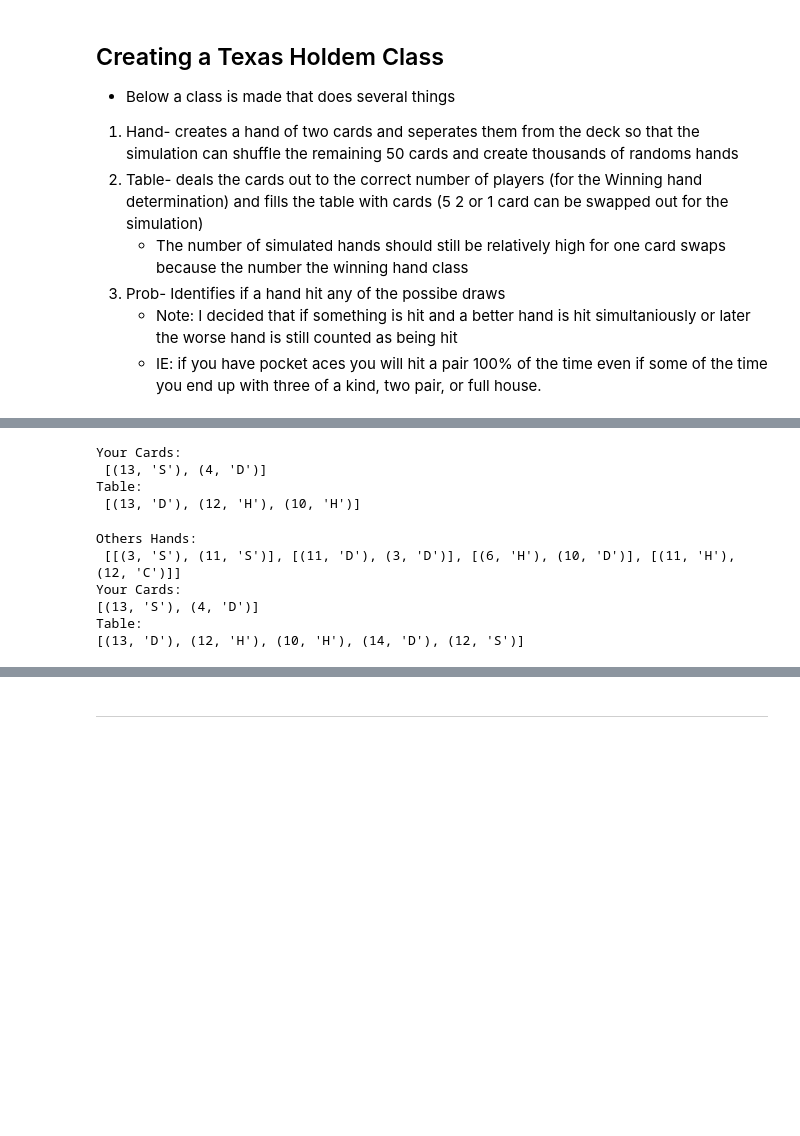
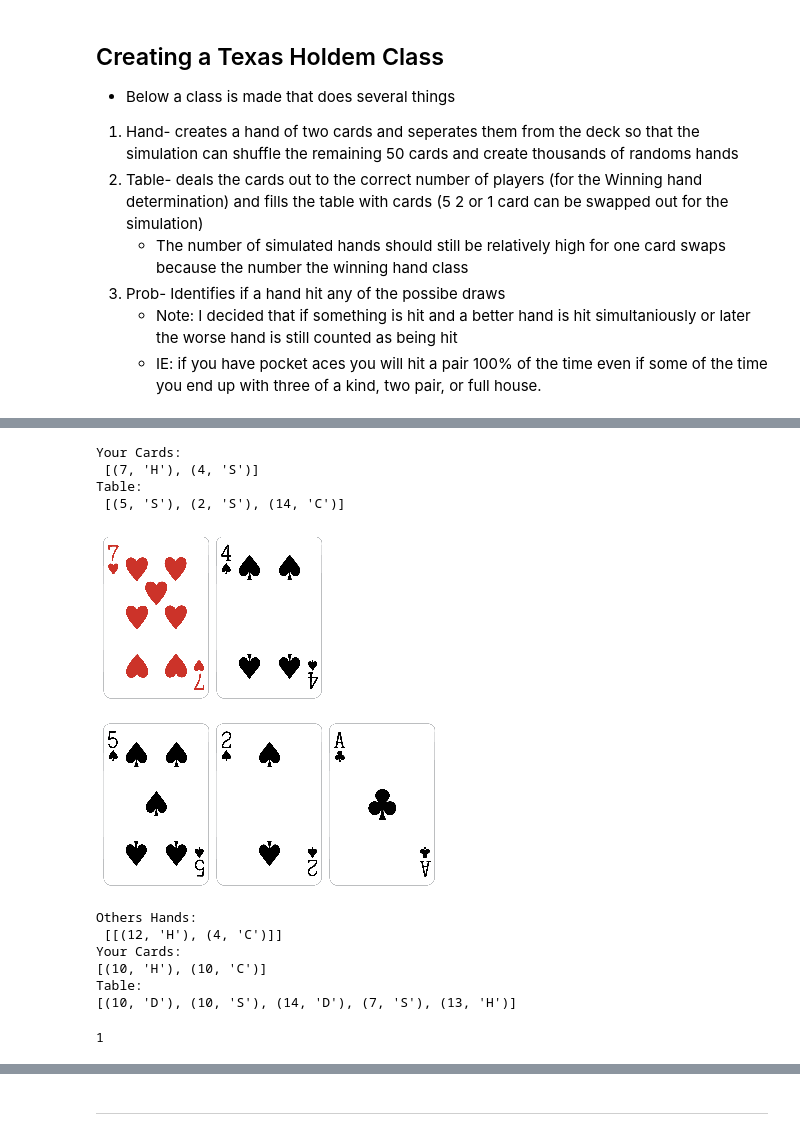
Before and after one commit to MichaelEmmert/Texas_Holdem, a Jupyter notebook: Texas_Holdem.ipynb, the cells around one changed output, grey strips where cells are left out. Saved outputs shown, nothing was run; the diff lists cells and outputs as text; code cells hidden in the pictures; blank space fills up the shorter version.

```diff
--- a/Texas_Holdem.ipynb
+++ b/Texas_Holdem.ipynb
@@ -367,33 +488,40 @@ class TH:
 # %%
 #creating a single hand to itterate over
 Game = TH.Hand()
 Cards = Game.player_1()
 table = Game.table(cards_on_table = 3) # 0 3 or 4
 p1 = Cards
 print(
     f'Your Cards:\n {p1}',
     f'\nTable:\n {table[0]}'
 )
+plt.figure(figsize = (10,10))
+display_cards()
 # %% [output]
 Your Cards:
- [(13, 'S'), (4, 'D')]
+ [(7, 'H'), (4, 'S')]
 Table:
- [(13, 'D'), (12, 'H'), (10, 'H')]
+ [(5, 'S'), (2, 'S'), (14, 'C')]
+[figure, added]
 # %%
 #Example
 #dependent on what you set the above numbers to you will see a different number of new cards
-n_players = 5
+n_players = 2
 Texas_Holdem = TH.Table(Cards,table,n_players)
 dealt = Texas_Holdem.deal()
 print('Others Hands: \n',dealt[0])
-Holdem = TH.Prob(p1,dealt,print_hand = True)
+Holdem = TH.Hit_Hand(p1,dealt,print_hand = True)
 # %% [output]
 Others Hands:
- [[(3, 'S'), (11, 'S')], [(11, 'D'), (3, 'D')], [(6, 'H'), (10, 'D')], [(11, 'H'), (12, 'C')]]
+ [[(12, 'H'), (4, 'C')]]
 Your Cards:
-[(13, 'S'), (4, 'D')]
+[(10, 'H'), (10, 'C')]
 Table:
-[(13, 'D'), (12, 'H'), (10, 'H'), (14, 'D'), (12, 'S')]
+[(10, 'D'), (10, 'S'), (14, 'D'), (7, 'S'), (13, 'H')]
+# %%
+len(dealt[0])
+# %% [output]
+1
 # %%
 def top_hand(hand):
     Texas_Holdem = TH.Table(hand,table,n_players)
```
Also changed, not shown: parts of 23 cells of this notebook, 53 other files.
